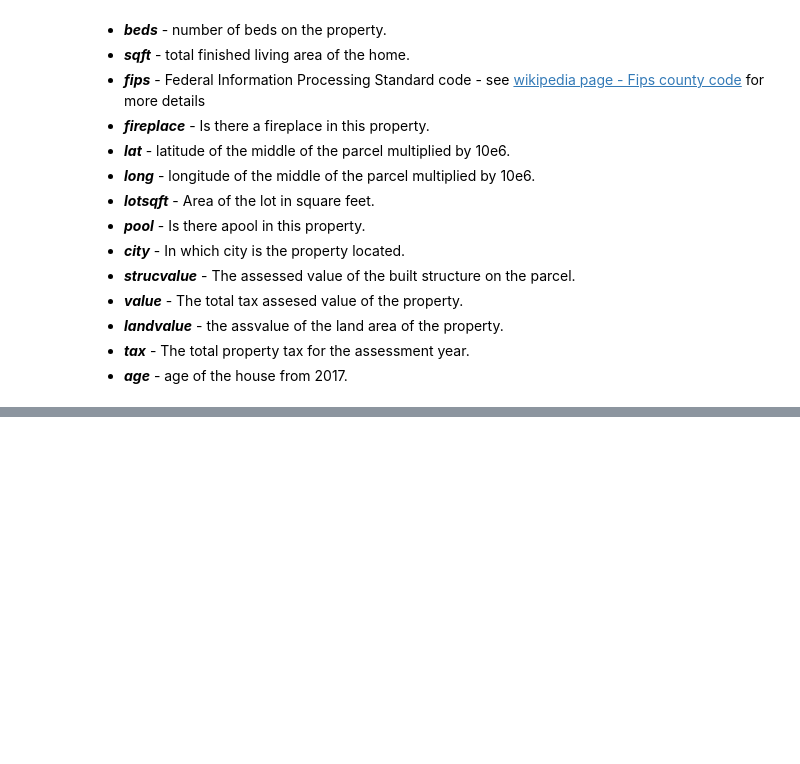
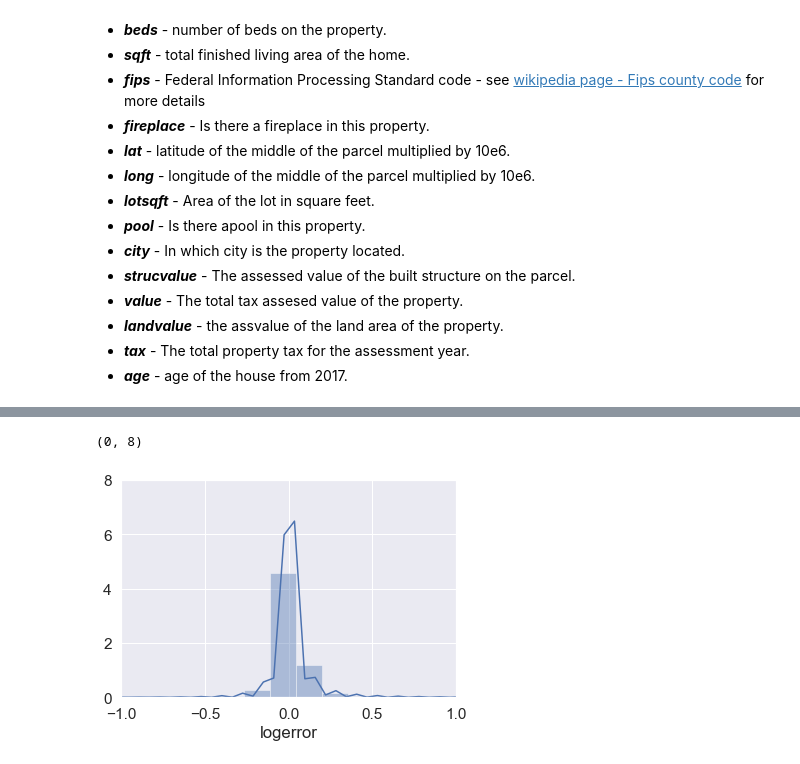
Before and after one commit to callapena/zillow_cluster, a Jupyter notebook: project_notebook.ipynb, the cells around one changed output, grey strips where cells are left out. Cells and saved outputs as stored; diff of their text form; code cells hidden in the pictures; blank space fills up the shorter version.

```diff
--- a/project_notebook.ipynb
+++ b/project_notebook.ipynb
@@ -155,0 +211,7 @@ memory usage: 8.3+ MB
+# %%
+kmeans = KMeans(n_clusters = 7)
+kmeans.fit(zillow[['logerror']])
+
+zillow['cluster_7'] = kmeans.predict(zillow[['logerror']])
+zillow.cluster_7.value_counts()
+zillow.cluster_7 = 'cluster_' + zillow.cluster_7.astype('str')
@@ -155,0 +254,7 @@ memory usage: 8.3+ MB
+# %%
+sns.distplot(zillow.logerror)
+plt.axlim(-1,1)
+plt.ylim(0,8)
+# %% [output]
+(0, 8)
+[figure, added]
```
Also changed, not shown: parts of 13 cells of this notebook.
